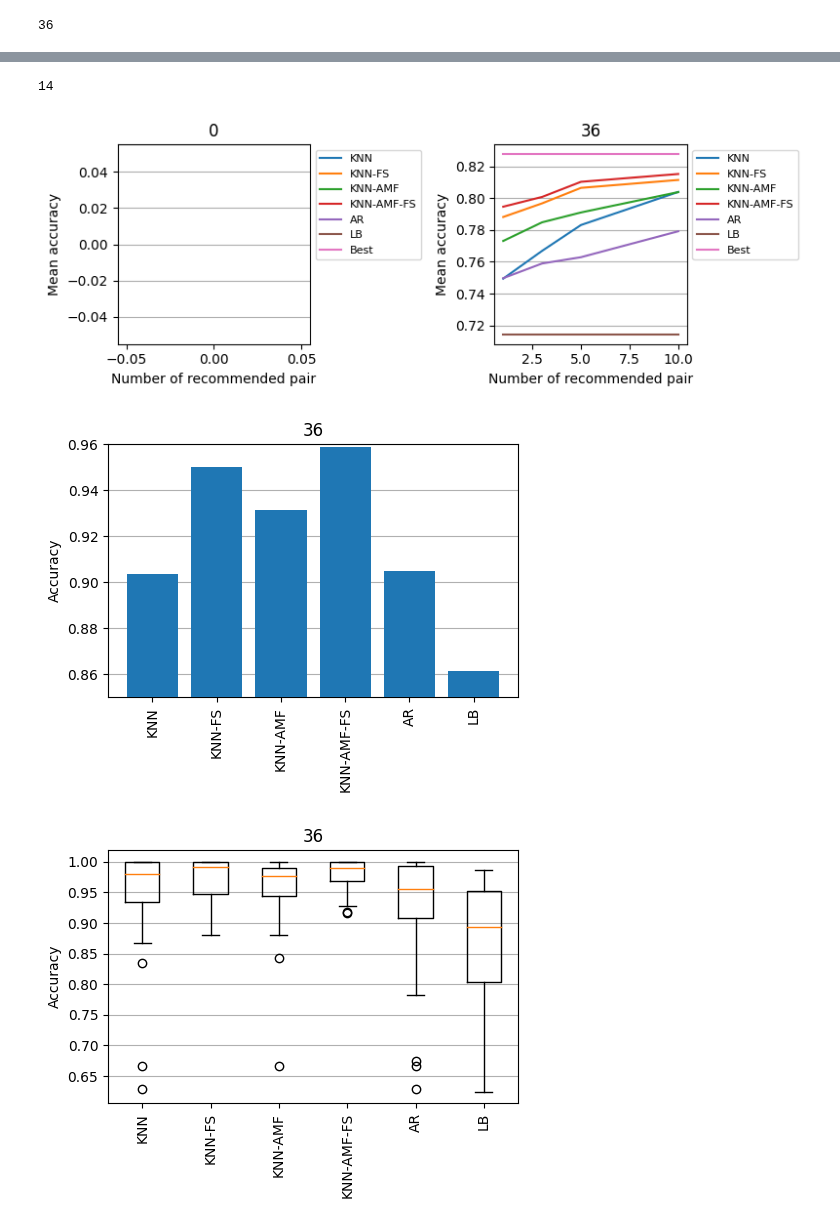
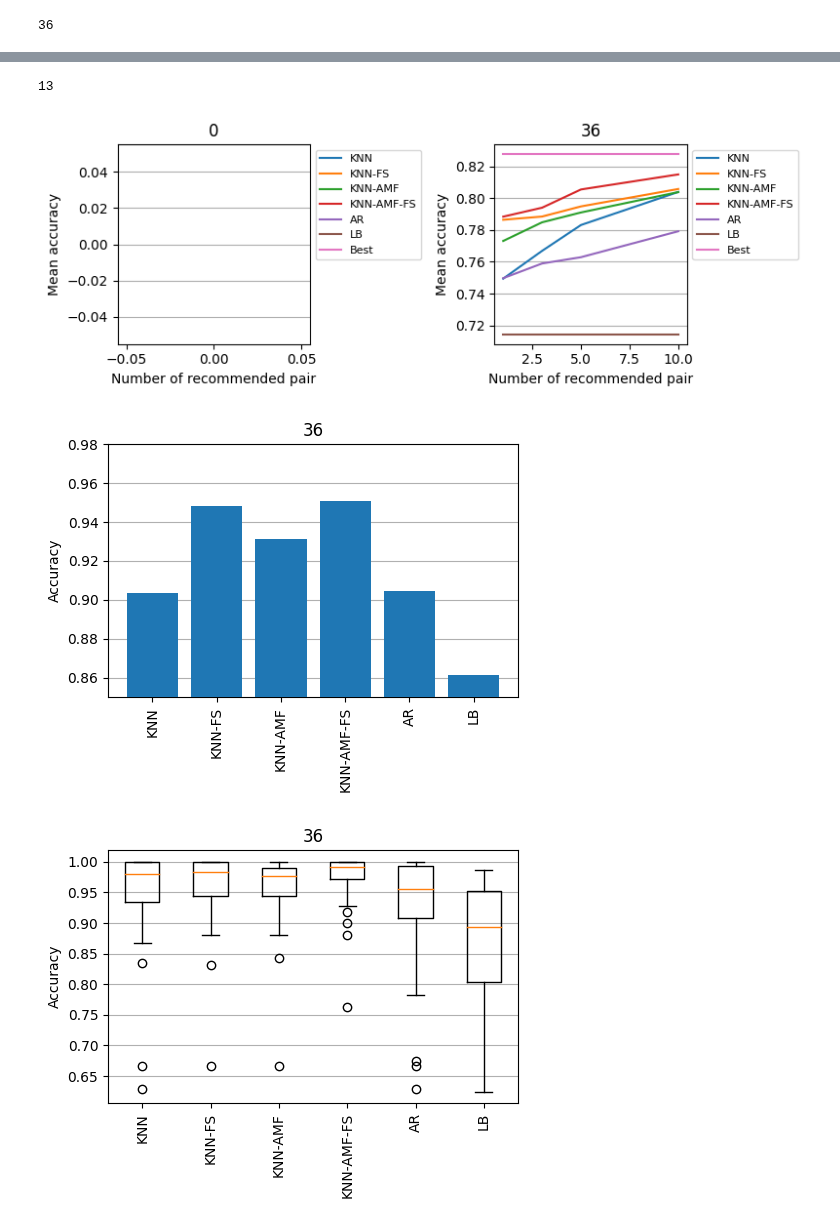
Before and after one commit to AbdoulayeDiop/simrec, a Jupyter notebook: feature_selection.ipynb, the cells around one changed output, grey strips where cells are left out. Saved outputs shown, nothing was run; the diff lists cells and outputs as text; code cells hidden in the pictures.

```diff
--- a/feature_selection.ipynb
+++ b/feature_selection.ipynb
@@ -153,8 +155,8 @@ mixed_X.shape, numeric_X.shape
 # %%
-X = np.concatenate((mixed_X, numeric_X))
+X = mixed_X # np.concatenate((mixed_X, numeric_X))
 X2 = X[:, [i for i in range(X.shape[1]) if mixed_meta_df.columns.values[i] in dataset_statistics+attributes_statistics]]
-Y = np.concatenate((mixed_Y, numeric_Y))
-Yn = np.concatenate((mixed_Yn, numeric_Yn))
+Y = mixed_Y # np.concatenate((mixed_Y, numeric_Y))
+Yn = mixed_Yn # np.concatenate((mixed_Yn, numeric_Yn))
 # %%
 selected_datasets = np.array([i for i in range(mixed_X.shape[0])])
 print(len(selected_datasets))
@@ -371,7 +370,7 @@ solution2, solution_fitness2, solution_idx2 = ga_instance2.best_solution()
 selected_features2 = np.array(solution2[:X2.shape[1]])>0
 print(sum(selected_features2))
 # %% [output]
-14
+13
 # %%
 from meta_model.utils import ndcg
 from meta_model.ranking import ALL_MODELS
@@ -500,37 +499,37 @@ plt.tight_layout()
 # plt.savefig("output/mean_acc2.svg")
 plt.show()
 # %% [output]
-[figure, old version]
+[figure, new version]
 # %%
 import matplotlib.pyplot as plt
 
 indices = [i for i, y in enumerate(Y[selected_datasets]) if np.mean(1 - y[y>0]/max(y[y>0])) >= 0]
 
 exclude = []
 scores = {k:v for k, v in model_scores.items() if k not in exclude}
 # scores["RB"] = rb_scores
 scores["LB"] = lb_scores
 
 y = {key: [] for key in scores}
 k = 1
 best_scores = mb_scores[indices]
 for name, score in scores.items():
     u = score[indices] if name in ["LB", "Best"] else score[k][indices]
     y[name] = np.mean(u/best_scores)
 
 plt.figure(figsize=(5, 4))
 plt.bar(y.keys(), y.values(), zorder=5)
 plt.ylabel("Accuracy")
-plt.ylim((0.85, 0.96))
+plt.ylim((0.85, 0.98))
 plt.xticks(rotation="vertical")
 # plt.legend(fontsize=8, loc= "upper left", bbox_to_anchor= (1, 1))
 plt.grid(axis="y")
 plt.title(len(indices))
 plt.tight_layout()
 # plt.savefig("output/mean_acc2.svg")
 plt.show()
 # %% [output]
-[figure, old version]
+[figure, new version]
 # %%
 import matplotlib.pyplot as plt
 
@@ -560,7 +559,7 @@ plt.tight_layout()
 # plt.savefig("output/mean_acc2.svg")
 plt.show()
 # %% [output]
-[figure, old version]
+[figure, new version]
 # %%
 baselines = ["LB"]
 k = 1
```
Also changed, not shown: parts of 9 cells of this notebook, 6 other files.
